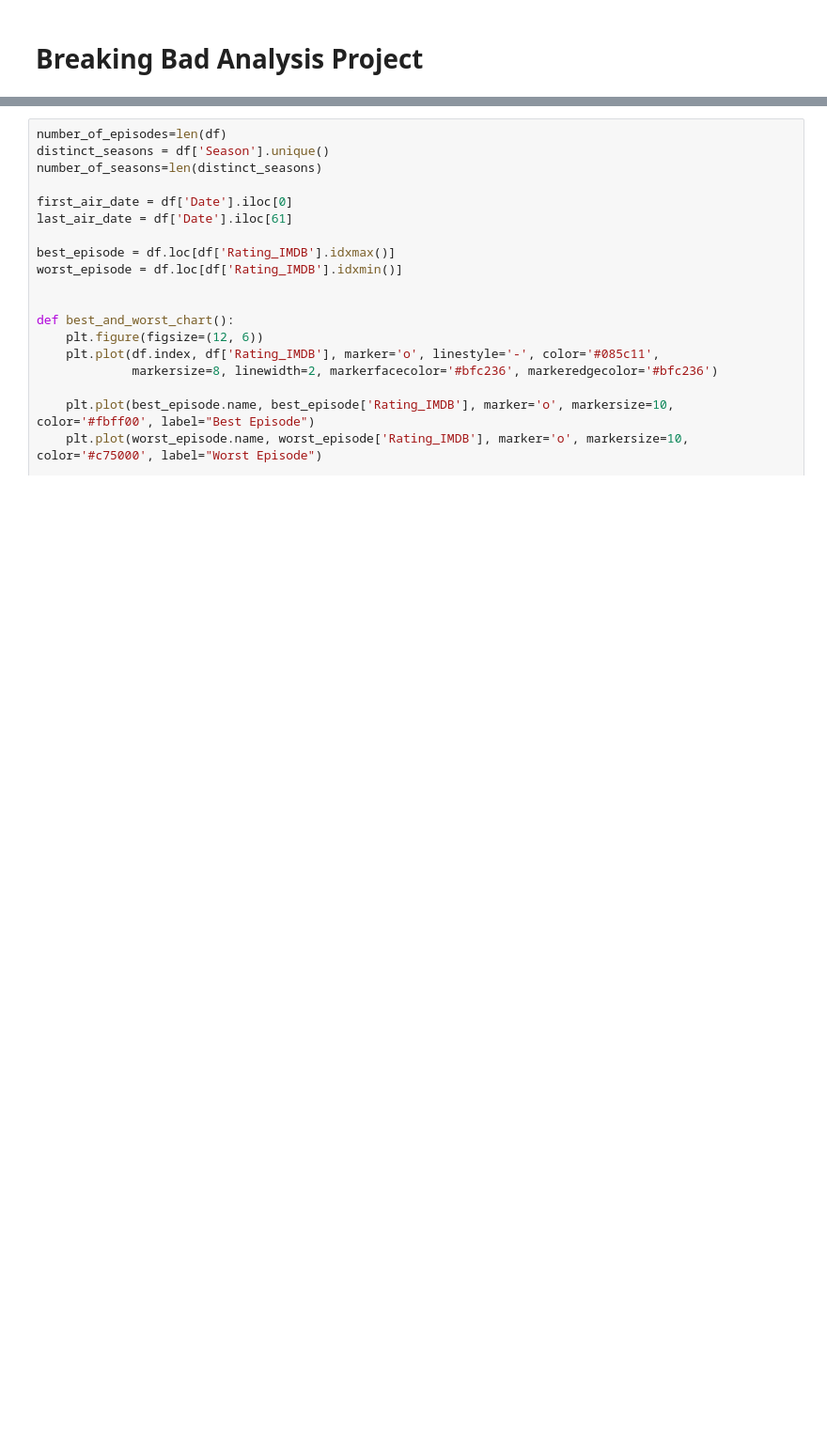
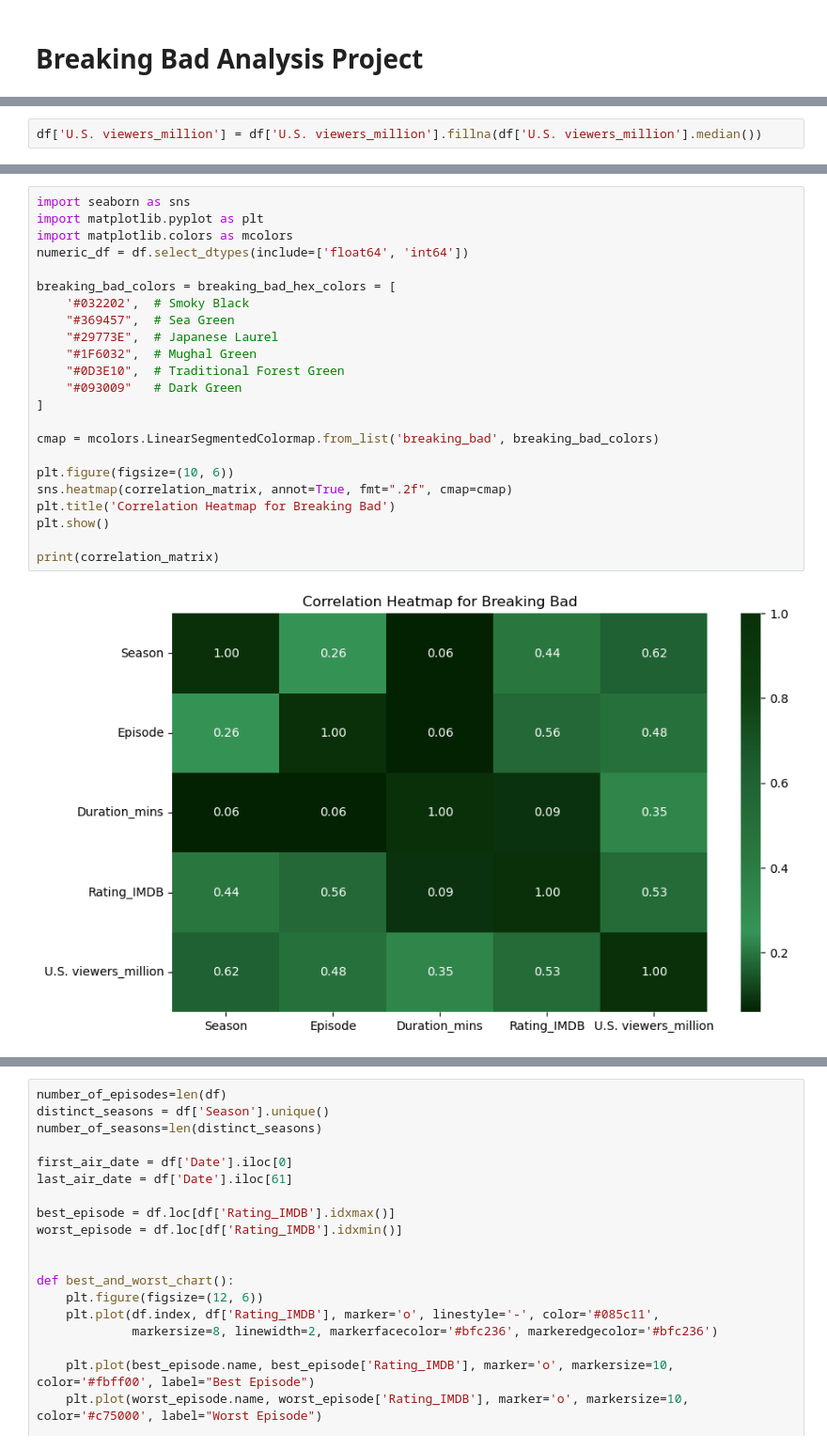
Before and after one commit to barbarehh/bb_analysis, a Jupyter notebook: bb_analysis.ipynb, the cells around one changed output, grey strips where cells are left out. Shown at 94% size. Cells and saved outputs as stored; diff of their text form; blank space fills up the shorter version.

```diff
--- a/bb_analysis.ipynb
+++ b/bb_analysis.ipynb
@@ -36,0 +52,2 @@ df=pd.read_csv('breaking_bad.csv', encoding='ISO-8859-1')
+# %%
+df['U.S. viewers_million'] = df['U.S. viewers_million'].fillna(df['U.S. viewers_million'].median())
@@ -36,0 +64,25 @@ df=pd.read_csv('breaking_bad.csv', encoding='ISO-8859-1')
+# %%
+import seaborn as sns
+import matplotlib.pyplot as plt
+import matplotlib.colors as mcolors
+numeric_df = df.select_dtypes(include=['float64', 'int64'])
+
+breaking_bad_colors = breaking_bad_hex_colors = [
+    '#032202',  # Smoky Black
+    "#369457",  # Sea Green
+    "#29773E",  # Japanese Laurel
+    "#1F6032",  # Mughal Green
+    "#0D3E10",  # Traditional Forest Green
+    "#093009"   # Dark Green
+]
+
+cmap = mcolors.LinearSegmentedColormap.from_list('breaking_bad', breaking_bad_colors)
+
+plt.figure(figsize=(10, 6))
+sns.heatmap(correlation_matrix, annot=True, fmt=".2f", cmap=cmap)
+plt.title('Correlation Heatmap for Breaking Bad')
+plt.show()
+
+print(correlation_matrix)
+# %% [output]
+[figure, added]
```
Also changed, not shown: parts of 25 cells of this notebook, 1 other file.
